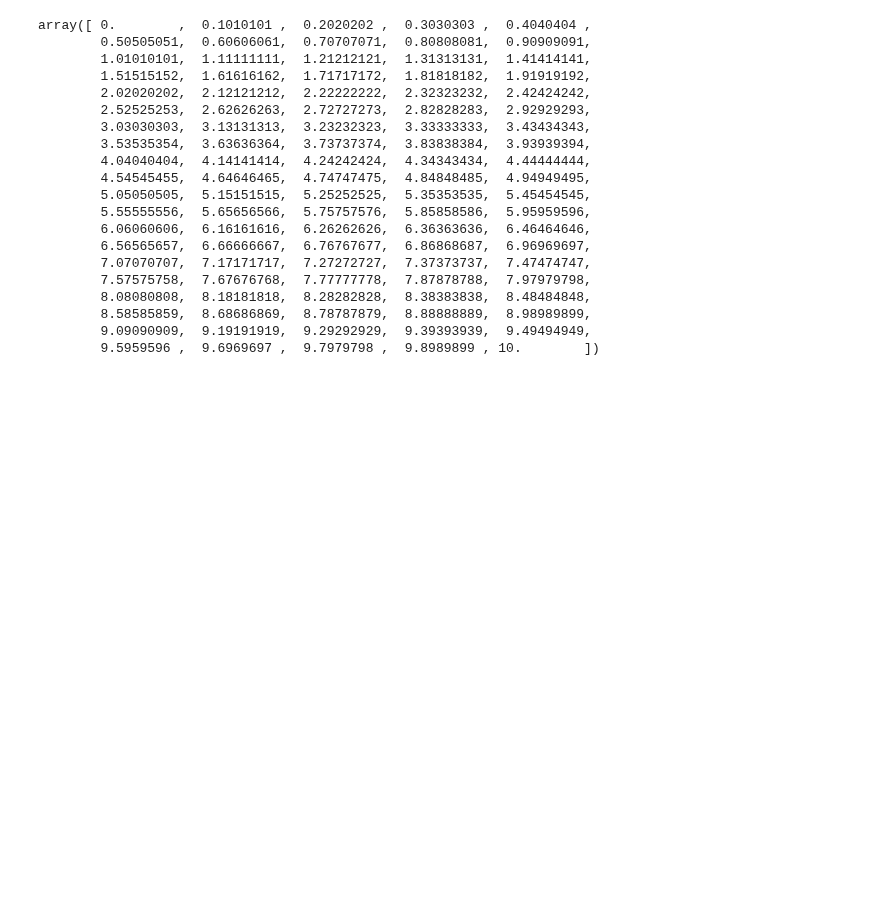
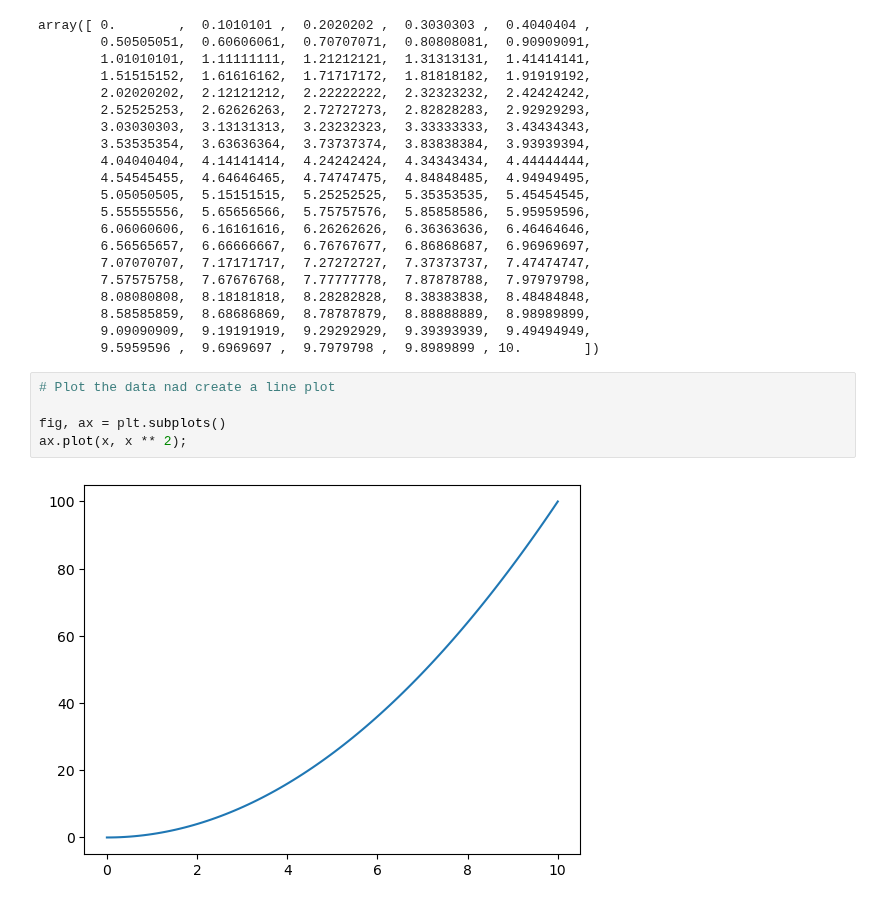
Before and after one commit to snmsndhu/Machine_Learning, a Jupyter notebook: 03_matplotlib/introduction_to_matplotlib.ipynb, the cells around one changed output. Cells and saved outputs as stored; diff of their text form; blank space fills up the shorter version.

```diff
--- a/03_matplotlib/introduction_to_matplotlib.ipynb
+++ b/03_matplotlib/introduction_to_matplotlib.ipynb
@@ -109,3 +117,10 @@ array([ 0.        ,  0.1010101 ,  0.2020202 ,  0.3030303 ,  0.4040404 ,
         8.58585859,  8.68686869,  8.78787879,  8.88888889,  8.98989899,
         9.09090909,  9.19191919,  9.29292929,  9.39393939,  9.49494949,
         9.5959596 ,  9.6969697 ,  9.7979798 ,  9.8989899 , 10.        ])
+# %%
+# Plot the data nad create a line plot
+
+fig, ax = plt.subplots()
+ax.plot(x, x ** 2);
+# %% [output]
+[figure, added]
```
Also changed, not shown: parts of 2 cells of this notebook.
